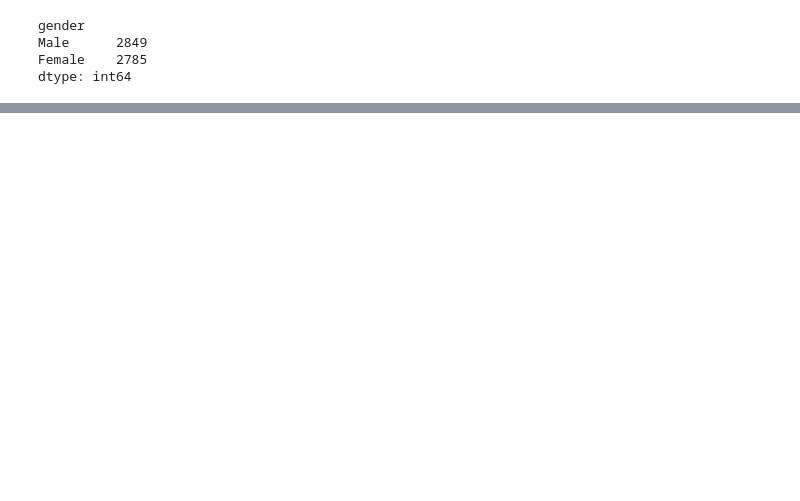
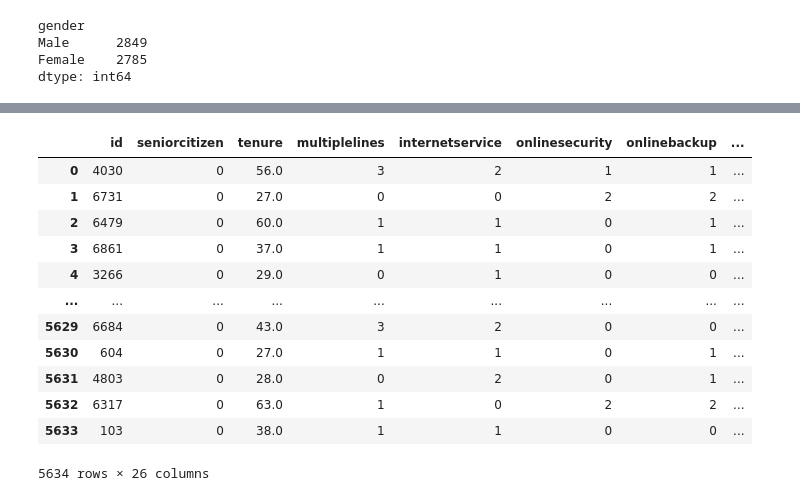
Before and after one commit to jjefferson2006/DSWP_JJ_altera, a Jupyter notebook: desafio_churn_2020.ipynb, the cells around one changed output, grey strips where cells are left out. Saved outputs shown, nothing was run; the diff lists cells and outputs as text; code cells hidden in the pictures; blank space fills up the shorter version.

```diff
--- a/desafio_churn_2020.ipynb
+++ b/desafio_churn_2020.ipynb
@@ -1320,0 +1574,12 @@ dtype: int64
+# %%
+pd.get_dummies(df_churn_train, columns= ['gender', 'seniorcitizen', 'partner', 'dependents', 'phoneservice', 'paperlessbilling'])
+df_churn_train.internetservice.replace(['Fiber optic', 'DSL', 'No'], [1,2,0], inplace=True)
+df_churn_train.paymentmethod.replace(['Electronic check', 'Bank transfer (automatic)', 'Mailed check', 'Credit card (automatic)'], [1,2,3,4], inplace=True)
+df_churn_train.contract.replace(['Two year', 'One year', 'Month-to-month'], [2,1,0], inplace=True)
+df_churn_train.multiplelines.replace(['No', 'Yes', 'No phone service'], [0,1,3], inplace=True)
+df_churn_train.onlinesecurity.replace(['No', 'Yes', 'No internet service'], [0,1,2], inplace=True)
+df_churn_train.onlinebackup.replace(['No', 'Yes', 'No internet service'], [0,1,2], inplace=True)
+df_churn_train.deviceprotection.replace(['No', 'Yes', 'No internet service'], [0,1,2], inplace=True)
+df_churn_train.techsupport.replace(['No', 'Yes', 'No internet service'], [0,1,2], inplace=True)
+df_churn_train.streamingtv.replace(['No', 'Yes', 'No internet service'], [0,1,2], inplace=True)
+df_churn_train.streamingmovies.replace(['No', 'Yes', 'No internet service'], [0,1,2], inplace=True)
@@ -1320,0 +1595,17 @@ dtype: int64
+# %%
+df_s = pd.get_dummies(df_churn_train, columns= ['gender', 'partner', 'dependents', 'phoneservice', 'paperlessbilling'])
+df_s
+# %% [output]
+|  | id | seniorcitizen | tenure | multiplelines | internetservice | onlinesecurity | onlinebackup | ... |
+| 0 | 4030 | 0 | 56.0 | 3 | 2 | 1 | 1 | ... |
+| 1 | 6731 | 0 | 27.0 | 0 | 0 | 2 | 2 | ... |
+| 2 | 6479 | 0 | 60.0 | 1 | 1 | 0 | 1 | ... |
+| 3 | 6861 | 0 | 37.0 | 1 | 1 | 0 | 1 | ... |
+| 4 | 3266 | 0 | 29.0 | 0 | 1 | 0 | 0 | ... |
+| ... | ... | ... | ... | ... | ... | ... | ... | ... |
+| 5629 | 6684 | 0 | 43.0 | 3 | 2 | 0 | 0 | ... |
+| 5630 | 604 | 0 | 27.0 | 1 | 1 | 0 | 1 | ... |
+| 5631 | 4803 | 0 | 28.0 | 0 | 2 | 0 | 1 | ... |
+| 5632 | 6317 | 0 | 63.0 | 1 | 0 | 2 | 2 | ... |
+| 5633 | 103 | 0 | 38.0 | 1 | 1 | 0 | 0 | ... |
+5634 rows × 26 columns
```
Also changed, not shown: parts of 41 cells of this notebook.
